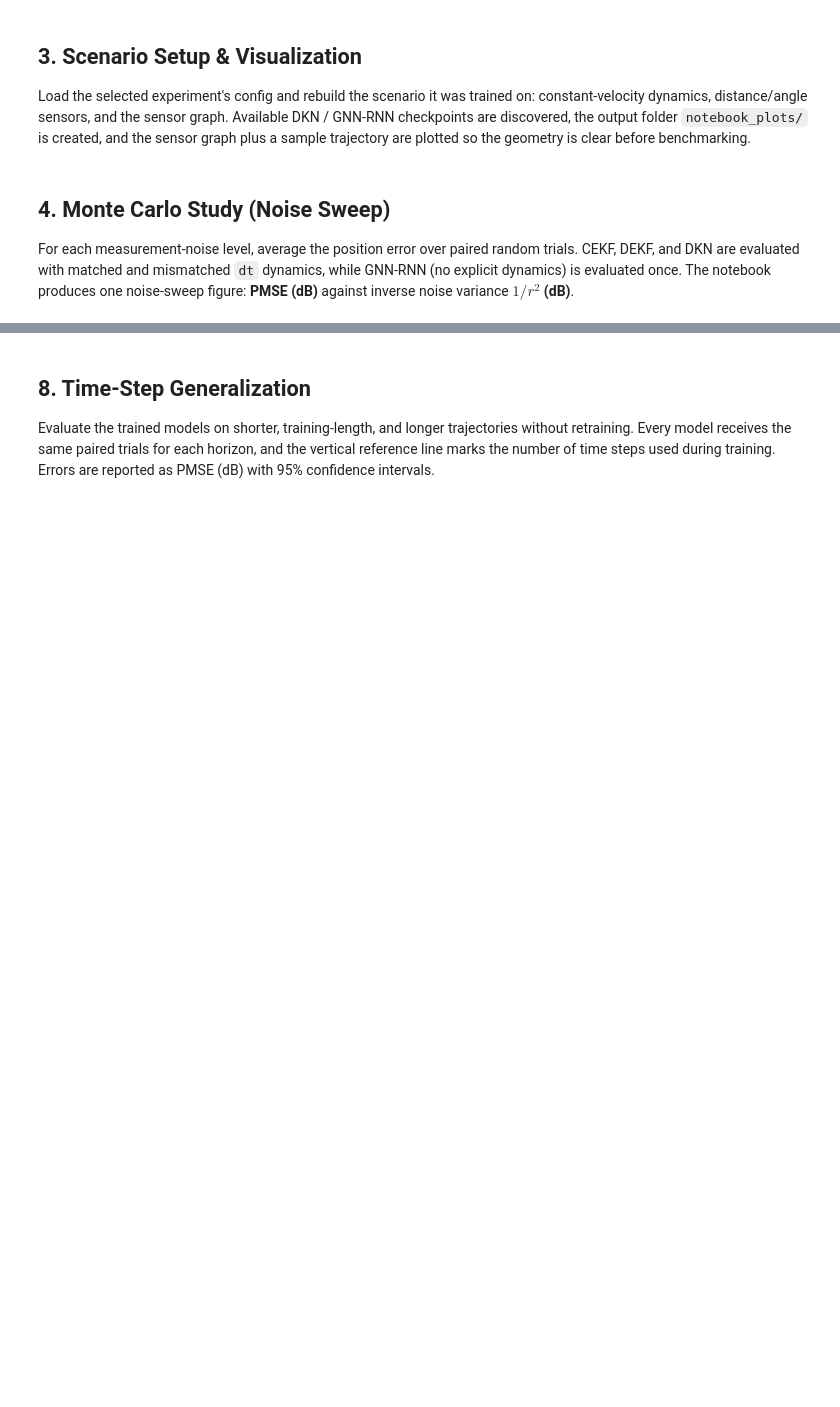
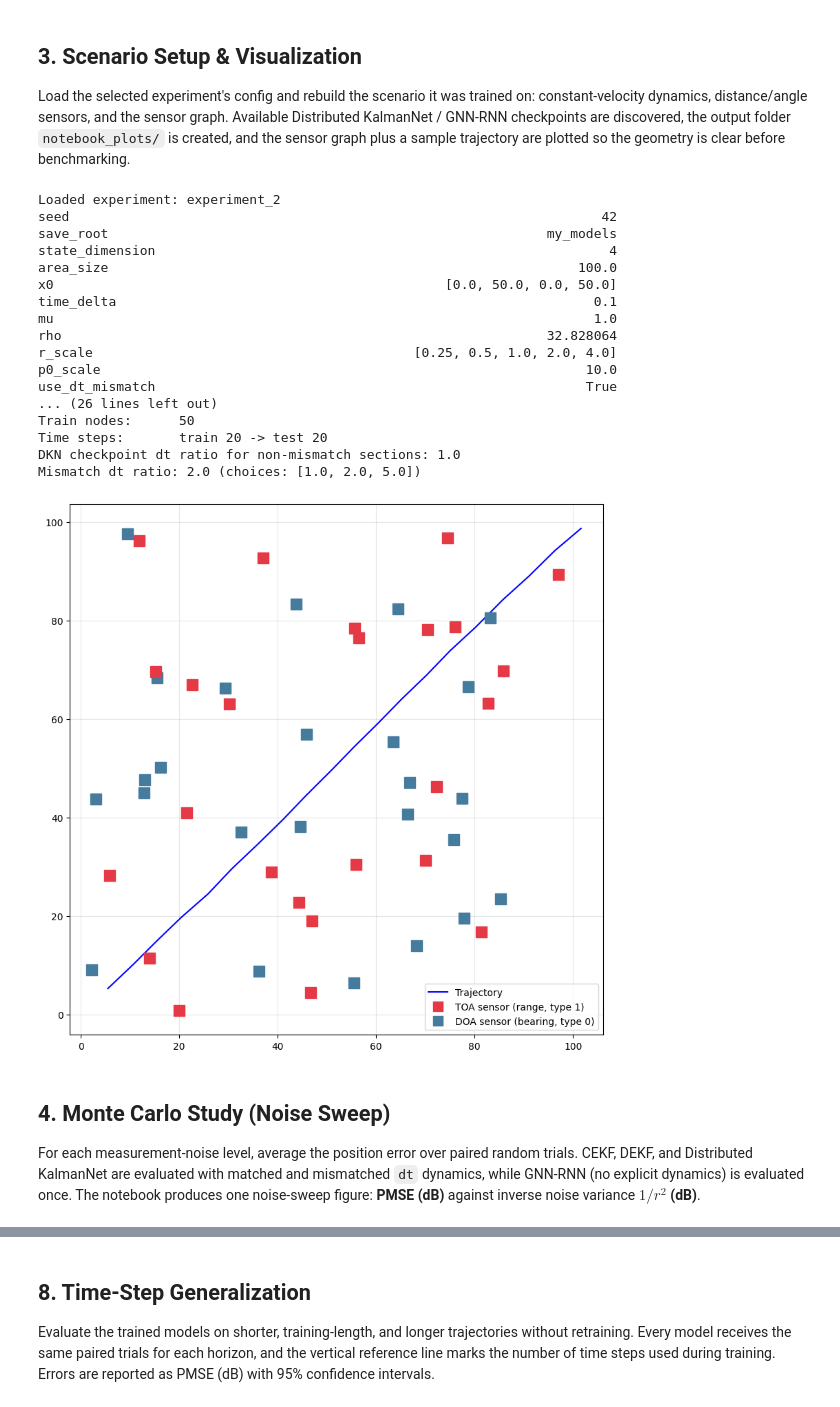
Before and after one commit to AvivG123/distributedKNET, a Jupyter notebook: notebooks/localization_simulation.ipynb, the cells around one changed output, grey strips where cells are left out. Cells and saved outputs as stored; diff of their text form; code cells hidden in the pictures; blank space fills up the shorter version.

```diff
--- a/notebooks/localization_simulation.ipynb
+++ b/notebooks/localization_simulation.ipynb
@@ -93,6 +129,19 @@ List the trained `experiment_*` folders under `save_root` and print each one's k
 # %%
 base_config = deepcopy(LOCALIZATION_BASELINE)
-save_root = REPO_ROOT / base_config["save_root"]
+
+# Load-folder options (training save_root stays my_models).
+LOAD_ROOT_OPTIONS = {
+    1: "my_models",
+    2: "models/_localization",
+}
+LOAD_ROOT_CHOICE = 2  # 1 = my_models, 2 = models/_localization
+
+if LOAD_ROOT_CHOICE not in LOAD_ROOT_OPTIONS:
+    raise ValueError(f"LOAD_ROOT_CHOICE must be one of {sorted(LOAD_ROOT_OPTIONS)}")
+
+save_root = REPO_ROOT / LOAD_ROOT_OPTIONS[LOAD_ROOT_CHOICE]
+print(f"Loading experiments from: {save_root.relative_to(REPO_ROOT)}")
+print(f"(training save_root remains: {base_config['save_root']})")
 
 experiments = list_experiments(save_root)
 if not experiments:
@@ -117,11 +174,11 @@ for i, exp in enumerate(experiments, start=1):
 # %% [markdown]
 ## 3. Scenario Setup & Visualization
 
-Load the selected experiment's config and rebuild the scenario it was trained on: constant-velocity dynamics, distance/angle sensors, and the sensor graph. Available DKN / GNN-RNN checkpoints are discovered, the output folder `notebook_plots/` is created, and the sensor graph plus a sample trajectory are plotted so the geometry is clear before benchmarking.
+Load the selected experiment's config and rebuild the scenario it was trained on: constant-velocity dynamics, distance/angle sensors, and the sensor graph. Available Distributed KalmanNet / GNN-RNN checkpoints are discovered, the output folder `notebook_plots/` is created, and the sensor graph plus a sample trajectory are plotted so the geometry is clear before benchmarking.
 # %%
-EXPERIMENT = 15
+EXPERIMENT = 2
 MISMATCH_DT_RATIO = 2.0  # dt ratio for the mismatched runs; must be in dt_mismatch_values
-TEST_TIME_STEPS = 100    # horizon every model is evaluated on
+TEST_TIME_STEPS = 20    # horizon every model is evaluated on
 
 if not 1 <= EXPERIMENT <= len(experiments):
     raise ValueError(f"EXPERIMENT must be in [1, {len(experiments)}], got {EXPERIMENT}")
@@ -196,38 +253,58 @@ available_noise_values = [
         default_dt_ratio=default_dkn_dt_ratio,
     ).exists()
 ]
 missing_noise_values = [r for r in measurement_noise_values if r not in available_noise_values]
 if missing_noise_values:
     print(f"Warning: missing DKN checkpoints for r={missing_noise_values} in {dkn_dir} - skipping.")
 if not available_noise_values:
     raise RuntimeError(f"No DKN checkpoints found in {dkn_dir}")
 
 gnn_rnn_available_noise_values = [r for r in available_noise_values if gnn_rnn_model_path(experiment_dir, r).exists()]
 missing_gnn_rnn_noise_values = [r for r in available_noise_values if r not in gnn_rnn_available_noise_values]
 if missing_gnn_rnn_noise_values:
     print(f"Warning: missing GNN-RNN checkpoints for r={missing_gnn_rnn_noise_values} in {gnn_rnn_dir} - omitting GNN-RNN for those rows.")
 use_gnn_rnn = len(gnn_rnn_available_noise_values) > 0
 measurement_noise_values = available_noise_values
 
 notebook_plot_dir = experiment_dir / "notebook_plots"
 notebook_plot_dir.mkdir(parents=True, exist_ok=True)
 
 print(f"Train nodes:      {num_nodes}")
 print(f"Time steps:       train {train_time_steps} -> test {num_time_steps}")
 if use_dt_mismatch:
     print(f"DKN checkpoint dt ratio for non-mismatch sections: {default_dkn_dt_ratio}")
     print(f"Mismatch dt ratio: {mismatch_dt_ratio} (choices: {dt_mismatch_values})")
-plot_graph(adjacency_matrix, node_positions, title="Localization Scenario Graph")
+plot_graph(adjacency_matrix, node_positions, title="")
 preview_noise = noise_for_scale(measurement_noise_values[0])
 plot_trajectory_and_nodes(
     node_positions,
     node_types,
     generate_trajectory(f_system, x_init, num_time_steps, preview_noise["q_matrix"]),
+    title="",
 )
+# %% [output]
+Loaded experiment: experiment_2
+seed                                                                    42
+save_root                                                        my_models
+state_dimension                                                          4
+area_size                                                            100.0
+x0                                                  [0.0, 50.0, 0.0, 50.0]
+time_delta                                                             0.1
+mu                                                                     1.0
+rho                                                              32.828064
+r_scale                                         [0.25, 0.5, 1.0, 2.0, 4.0]
+p0_scale                                                              10.0
+use_dt_mismatch                                                       True
+... (26 lines left out)
+Train nodes:      50
+Time steps:       train 20 -> test 20
+DKN checkpoint dt ratio for non-mismatch sections: 1.0
+Mismatch dt ratio: 2.0 (choices: [1.0, 2.0, 5.0])
+[figure, added]
 # %% [markdown]
 ## 4. Monte Carlo Study (Noise Sweep)
 
-For each measurement-noise level, average the position error over paired random trials. CEKF, DEKF, and DKN are evaluated with matched and mismatched `dt` dynamics, while GNN-RNN (no explicit dynamics) is evaluated once. The notebook produces one noise-sweep figure: **PMSE (dB)** against inverse noise variance **$1/r^2$ (dB)**.
+For each measurement-noise level, average the position error over paired random trials. CEKF, DEKF, and Distributed KalmanNet are evaluated with matched and mismatched `dt` dynamics, while GNN-RNN (no explicit dynamics) is evaluated once. The notebook produces one noise-sweep figure: **PMSE (dB)** against inverse noise variance **$1/r^2$ (dB)**.
 # %%
 if use_dt_mismatch:
     MONTE_CARLO_NO_MISMATCH_RATIO = float(default_dkn_dt_ratio)
```
Also changed, not shown: parts of 19 cells of this notebook, 10 other files.
